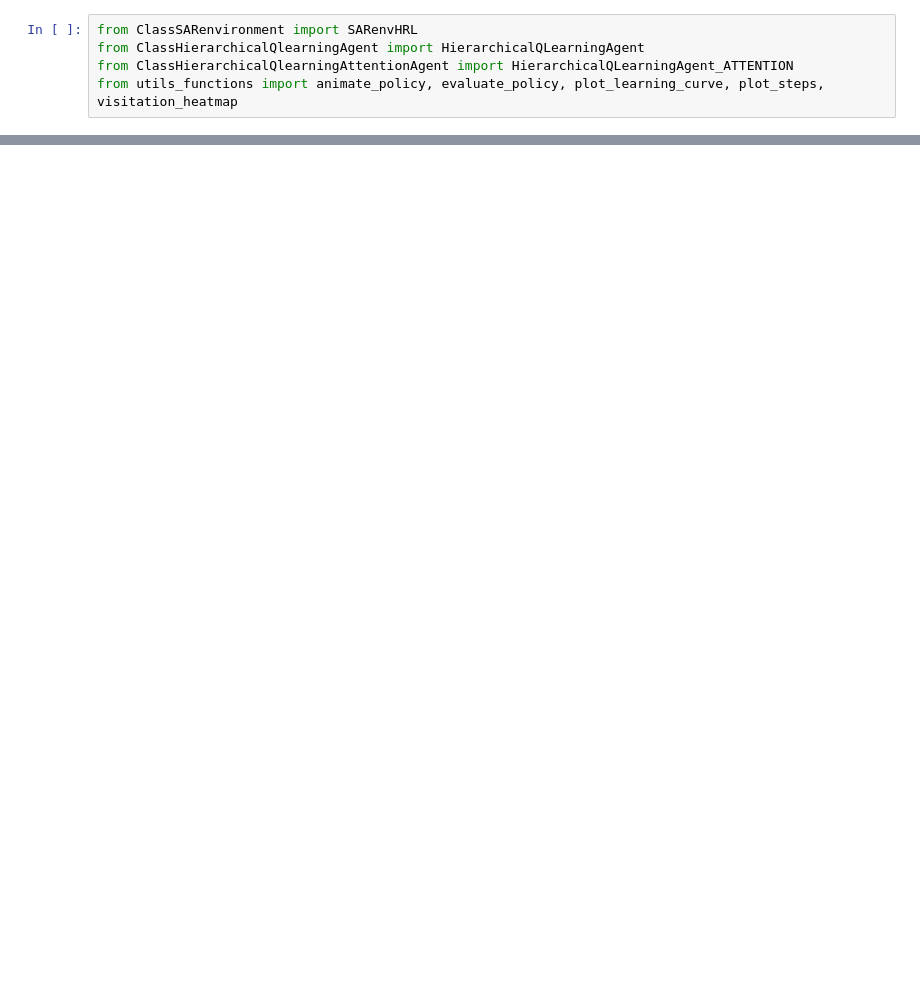
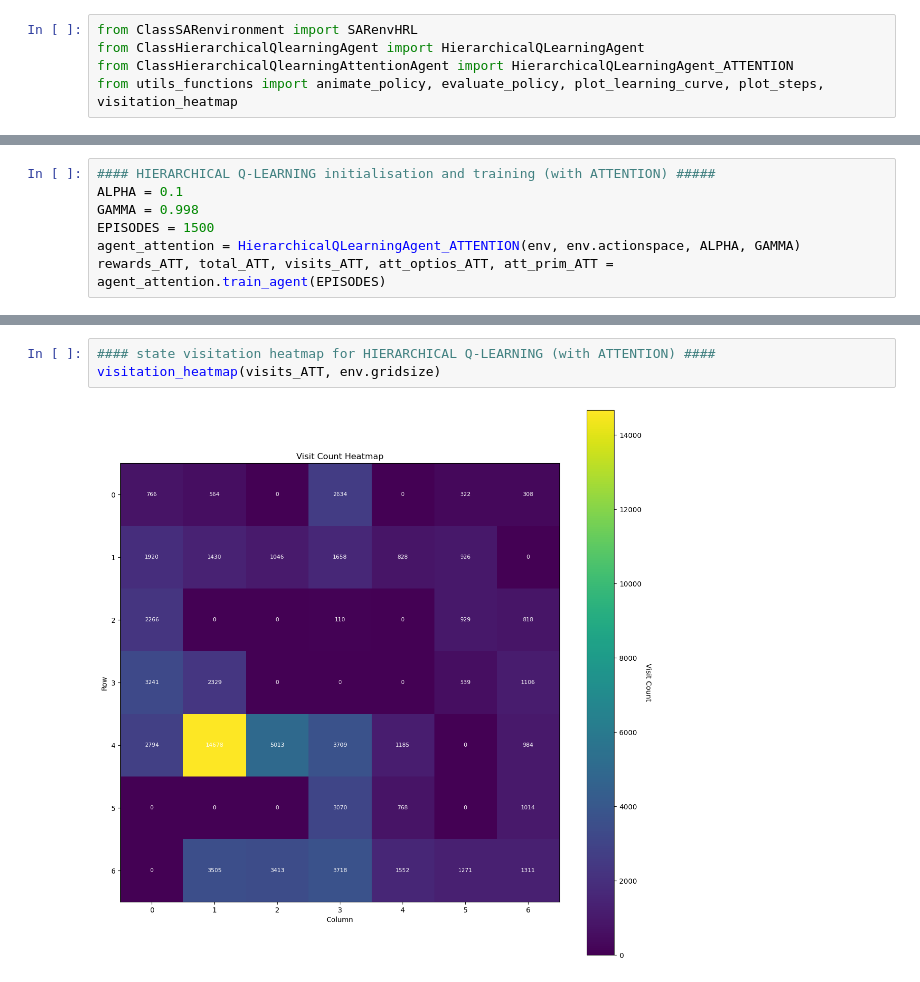
Before and after one commit to dimipan/HRL-LLM, a Jupyter notebook: hierarchical/training_main.ipynb, the cells around one changed output, grey strips where cells are left out. Drawn from its saved outputs; the diff is of its cells as text; blank space fills up the shorter version.

```diff
--- a/hierarchical/training_main.ipynb
+++ b/hierarchical/training_main.ipynb
@@ -25,0 +48,7 @@ Initialization complete.
+# %%
+#### HIERARCHICAL Q-LEARNING initialisation and training (with ATTENTION) #####
+ALPHA = 0.1
+GAMMA = 0.998
+EPISODES = 1500
+agent_attention = HierarchicalQLearningAgent_ATTENTION(env, env.actionspace, ALPHA, GAMMA)
+rewards_ATT, total_ATT, visits_ATT, att_optios_ATT, att_prim_ATT = agent_attention.train_agent(EPISODES)
@@ -25,0 +131,5 @@ Initialization complete.
+# %%
+#### state visitation heatmap for HIERARCHICAL Q-LEARNING (with ATTENTION) ####
+visitation_heatmap(visits_ATT, env.gridsize)
+# %% [output]
+[figure, added]
```
Also changed, not shown: parts of 7 cells of this notebook, 2 other files.
